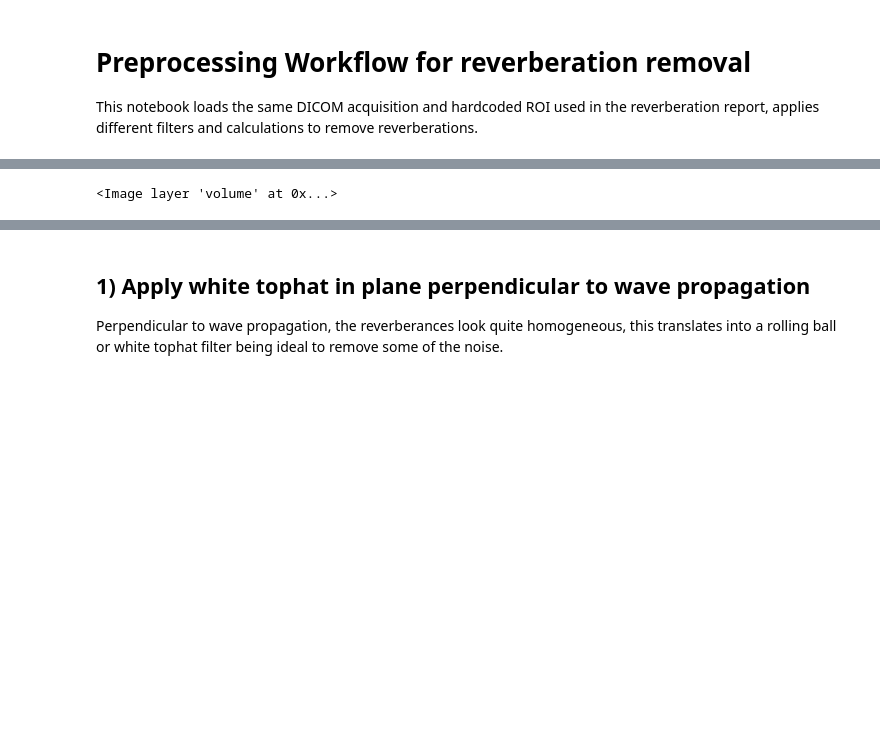
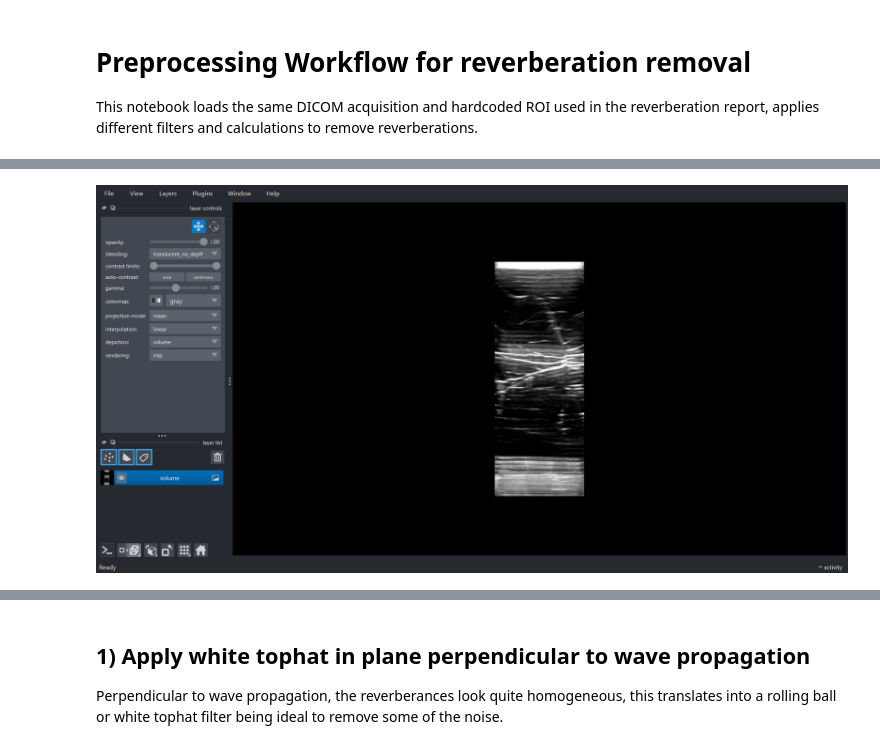
Before and after one commit to acorbat/eco-root, a Jupyter notebook: exploration/preprocessing_analysis.ipynb, the cells around one changed output, grey strips where cells are left out. Cells and saved outputs as stored; diff of their text form; code cells hidden in the pictures; blank space fills up the shorter version.

```diff
--- a/exploration/preprocessing_analysis.ipynb
+++ b/exploration/preprocessing_analysis.ipynb
@@ -65,5 +62,7 @@ Annotations will be loaded from: C:\Users\corba\Documents\eco-root\exploration\m
 # %%
-viewer = napari.Viewer(title='Convpaint Labeling - Reverberation ROI')
+viewer = napari.Viewer(title='Raw Volume', ndisplay=3)
 viewer.add_image(volume, name='volume', colormap='gray')
+
+nbscreenshot(viewer)
 # %% [output]
-<Image layer 'volume' at 0x...>
+[figure, added]
```
Also changed, not shown: parts of 20 cells of this notebook.
